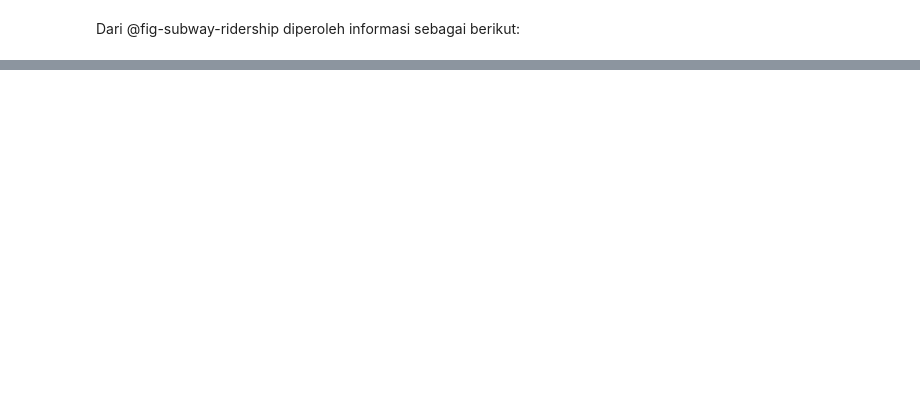
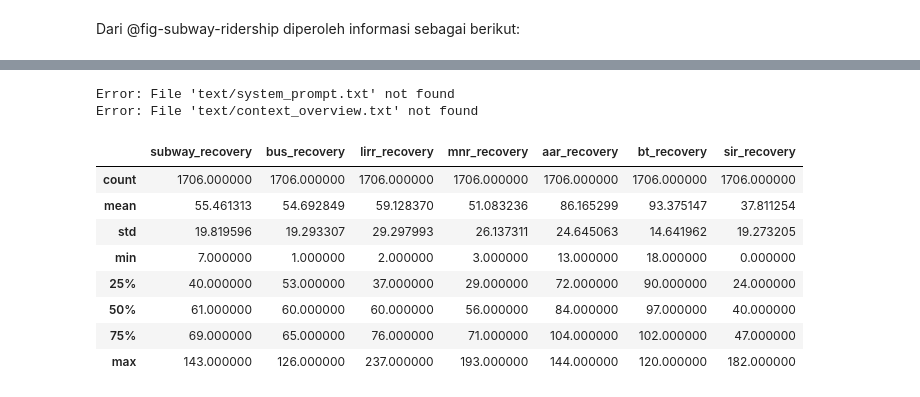
Before and after one commit to taruma/MTA-dash, a Jupyter notebook: notebook_id.ipynb, the cells around one changed output, grey strips where cells are left out. Drawn from its saved outputs; the diff is of its cells as text; code cells hidden in the pictures; blank space fills up the shorter version.

```diff
--- a/notebook_id.ipynb
+++ b/notebook_id.ipynb
@@ -280,2 +276,15 @@ plotly.graph_objs._figure.Figure
 # %% [markdown]
 Dari @fig-subway-ridership diperoleh informasi sebagai berikut:
+# %%
+estimate_columns_suffix = ["ridership", "trips", "traffic"]
+
+estimate_columns = []
+for col in mta_daily.columns:
+    for suffix in estimate_columns_suffix:
+        if suffix in col:
+            estimate_columns.append(col)
+
+recovery_columns = [col for col in mta_daily.columns if "recovery" in col]
+
+mta_daily_ridership = mta_daily[estimate_columns]
+mta_daily_recovery = mta_daily[recovery_columns]
@@ -281,0 +540,19 @@ Dari @fig-subway-ridership diperoleh informasi sebagai berikut:
+# %%
+system_prompt = read_text_file("text/system_prompt.txt")
+context_overview = read_text_file("text/context_overview.txt")
+system_prompt
+# %% [output]
+Error: File 'text/system_prompt.txt' not found
+Error: File 'text/context_overview.txt' not found
+# %%
+mta_daily_recovery.describe()
+# %% [output]
+|  | subway_recovery | bus_recovery | lirr_recovery | mnr_recovery | aar_recovery | bt_recovery | sir_recovery |
+| count | 1706.000000 | 1706.000000 | 1706.000000 | 1706.000000 | 1706.000000 | 1706.000000 | 1706.000000 |
+| mean | 55.461313 | 54.692849 | 59.128370 | 51.083236 | 86.165299 | 93.375147 | 37.811254 |
+| std | 19.819596 | 19.293307 | 29.297993 | 26.137311 | 24.645063 | 14.641962 | 19.273205 |
+| min | 7.000000 | 1.000000 | 2.000000 | 3.000000 | 13.000000 | 18.000000 | 0.000000 |
+| 25% | 40.000000 | 53.000000 | 37.000000 | 29.000000 | 72.000000 | 90.000000 | 24.000000 |
+| 50% | 61.000000 | 60.000000 | 60.000000 | 56.000000 | 84.000000 | 97.000000 | 40.000000 |
+| 75% | 69.000000 | 65.000000 | 76.000000 | 71.000000 | 104.000000 | 102.000000 | 47.000000 |
+| max | 143.000000 | 126.000000 | 237.000000 | 193.000000 | 144.000000 | 120.000000 | 182.000000 |
```
Also changed, not shown: parts of 16 cells of this notebook.
